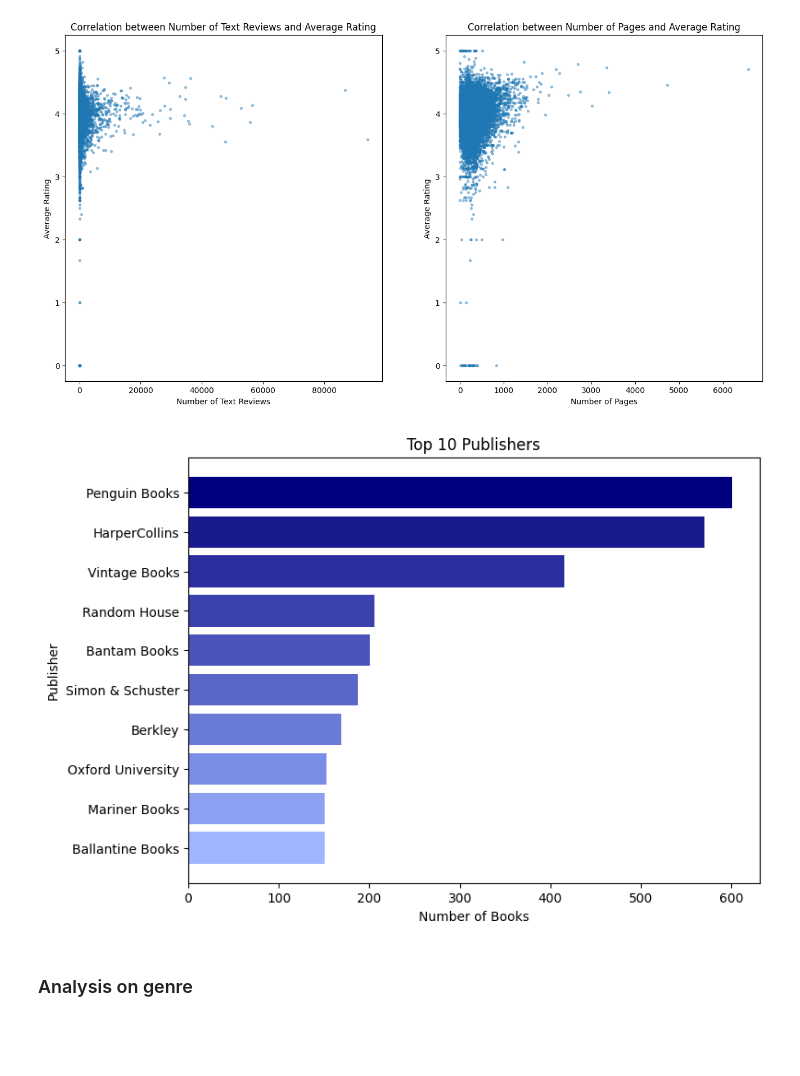
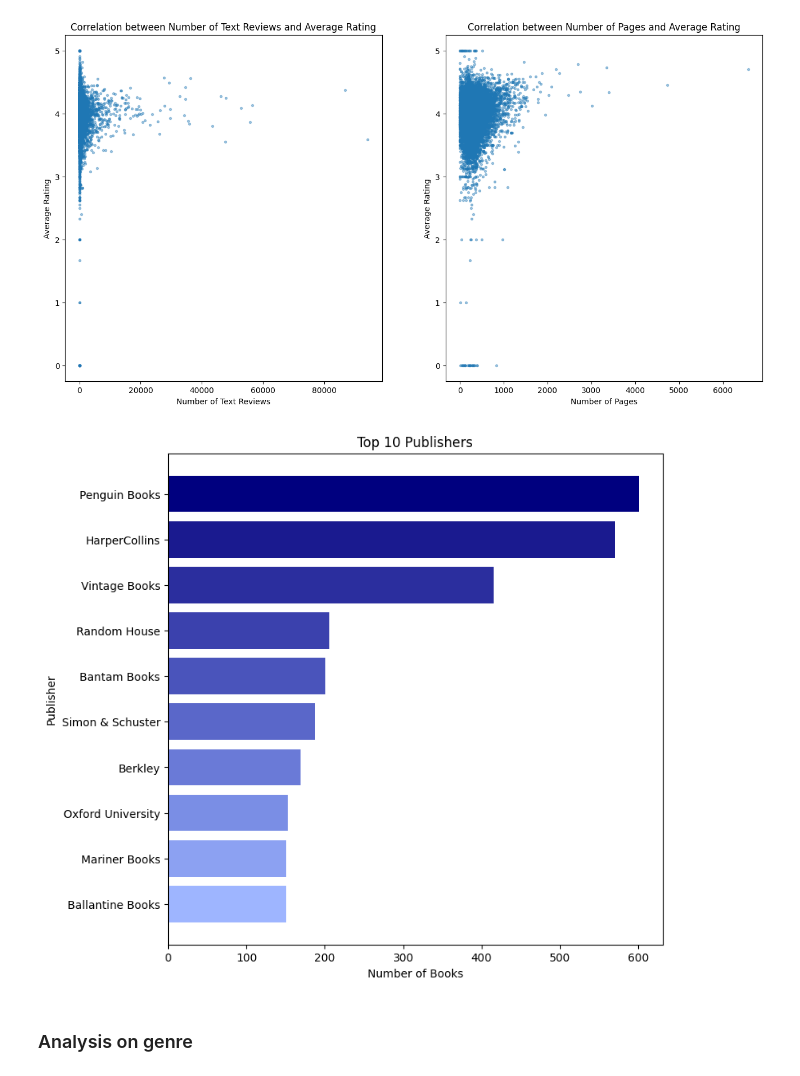
Before and after one commit to berkayersoy/Project6_Books, a Jupyter notebook: books_project.ipynb, the cells around one changed output. Cells and saved outputs as stored; diff of their text form; code cells hidden in the pictures; blank space fills up the shorter version.

```diff
--- a/books_project.ipynb
+++ b/books_project.ipynb
@@ -565,18 +578,18 @@ plt.show()
 # %%
 top_publishers = df_pub['publisher'].value_counts().nlargest(10)
 top_publishers = top_publishers[::-1]
 
-plt.figure(figsize=(8, 6))
+plt.figure(figsize=(8, 8))
 
 cmap = mcolors.LinearSegmentedColormap.from_list("mycmap", colors_blue[::-1])
 
 plt.barh(top_publishers.index, top_publishers.values, color=cmap(np.linspace(0, 1, len(top_publishers))))
 plt.title('Top 10 Publishers')
 plt.xlabel('Number of Books')
 plt.ylabel('Publisher')
 plt.show()
 # %% [output]
-[figure, old version]
+[figure, new version]
 # %% [markdown]
 ### Analysis on genre
 # %%
```
Also changed, not shown: parts of 10 cells of this notebook, 1 other file.
